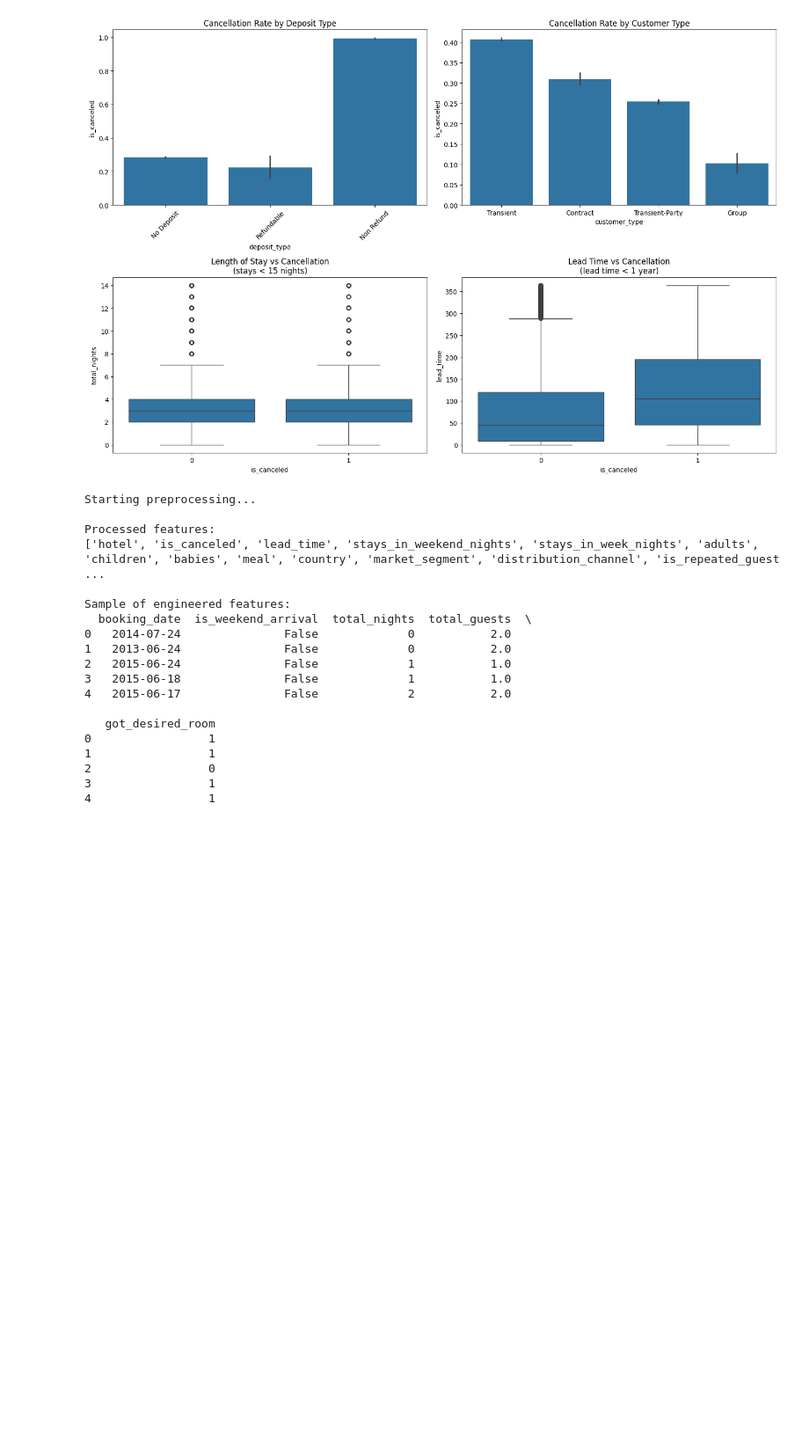
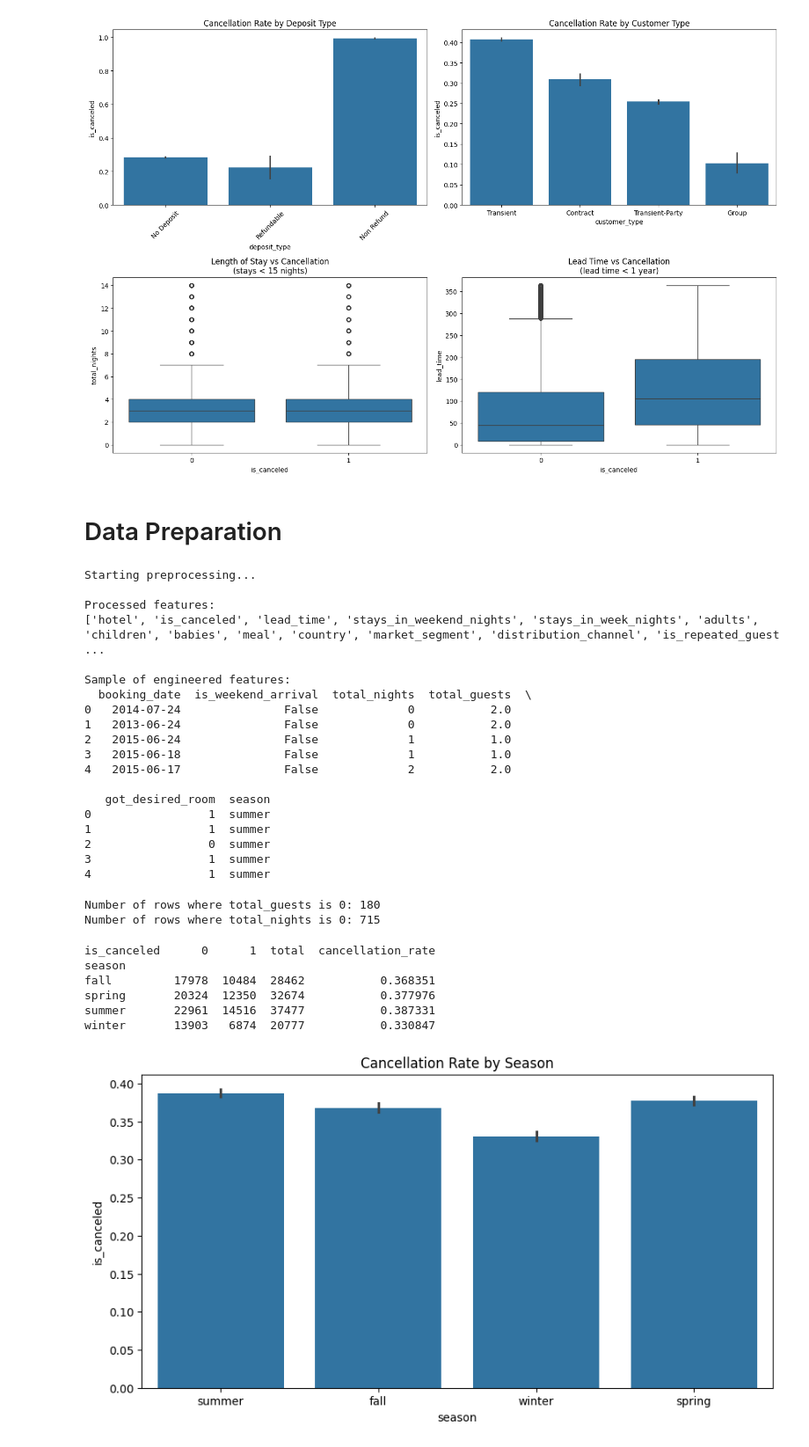
Before and after one commit to nandohos/mindd, a Jupyter notebook: TP1/TP1.ipynb, the cells around one changed output. Shown: that part at 88% size. Drawn from its saved outputs; the diff is of its cells as text; code cells hidden in the pictures; blank space fills up the shorter version.

```diff
--- a/TP1/TP1.ipynb
+++ b/TP1/TP1.ipynb
@@ -159,6 +220,8 @@ Transient-Party    0.254299
 Group              0.102253
 Name: is_canceled, dtype: float64
 [figure]
+# %% [markdown]
+# Data Preparation
 # %%
 # Create feature engineering pipeline
 def engineer_features(df):
@@ -178,6 +241,16 @@ def engineer_features(df):
 
     # Room type match
     df_proc['got_desired_room'] = (df_proc['reserved_room_type'] == df_proc['assigned_room_type']).astype(int)
+
+    # Season feature
+    conditions = [
+        df_proc['arrival_date_month'].isin(['December', 'January', 'February']),
+        df_proc['arrival_date_month'].isin(['March', 'April', 'May']),
+        df_proc['arrival_date_month'].isin(['June', 'July', 'August']),
+        df_proc['arrival_date_month'].isin(['September', 'October', 'November'])
+    ]
+    choices = ['winter', 'spring', 'summer', 'fall']
+    df_proc['season'] = np.select(conditions, choices, default='unknown')
 
     # Drop unnecessary columns
     cols_to_drop = ['arrival_date_year', 'arrival_date_month', 'arrival_date_day_of_month',
@@ -210,7 +283,7 @@ print(df_processed.columns.tolist())
 # Show sample of engineered features
 print("\nSample of engineered features:")
 print(df_processed[['booking_date', 'is_weekend_arrival', 'total_nights',
-                   'total_guests', 'got_desired_room']].head())
+                   'total_guests', 'got_desired_room', 'season']].head())
 # %% [output]
 Starting preprocessing...
 
@@ -225,9 +298,35 @@ Sample of engineered features:
 3   2015-06-18               False             1           1.0
 4   2015-06-17               False             2           2.0
 
-   got_desired_room
-0                 1
-1                 1
-2                 0
-3                 1
-4                 1
+   got_desired_room  season
+0                 1  summer
+1                 1  summer
+2                 0  summer
+3                 1  summer
+4                 1  summer
+# %%
+# Check if variables that are not supposed to have zero values have zero values
+print("Number of rows where total_guests is 0:", (df_processed['total_guests'] == 0).sum())
+print("Number of rows where total_nights is 0:", (df_processed['total_nights'] == 0).sum())
+# %% [output]
+Number of rows where total_guests is 0: 180
+Number of rows where total_nights is 0: 715
+# %%
+# Check cancellation rate of bookings by season
+df_season = df_processed.groupby(['season', 'is_canceled']).size().unstack()
+df_season['total'] = df_season.sum(axis=1)
+df_season['cancellation_rate'] = df_season[1] / df_season['total']
+print(df_season)
+
+plt.figure(figsize=(10, 5))
+sns.barplot(data=df_processed, x='season', y='is_canceled')
+plt.title('Cancellation Rate by Season')
+plt.show()
+# %% [output]
+is_canceled      0      1  total  cancellation_rate
+season
+fall         17978  10484  28462           0.368351
+spring       20324  12350  32674           0.377976
+summer       22961  14516  37477           0.387331
+winter       13903   6874  20777           0.330847
+[figure, added]
```
Also changed, not shown: parts of 34 cells of this notebook, 1 other file.
